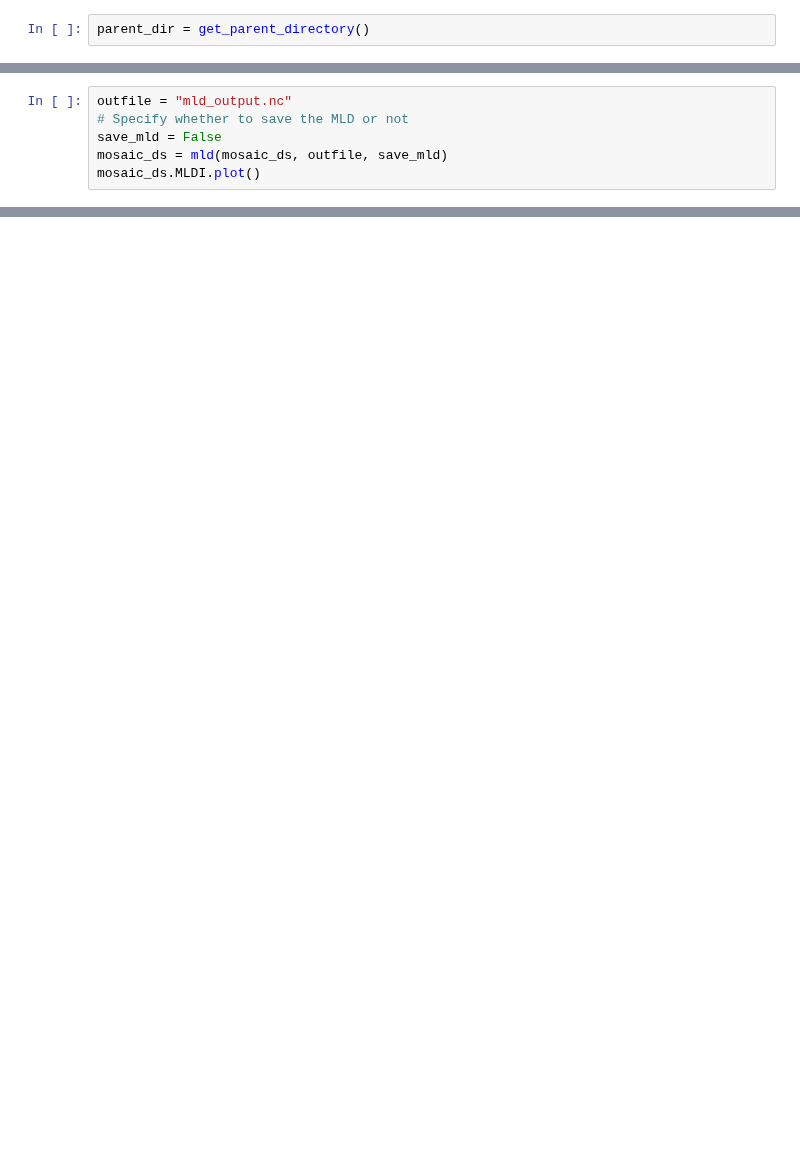
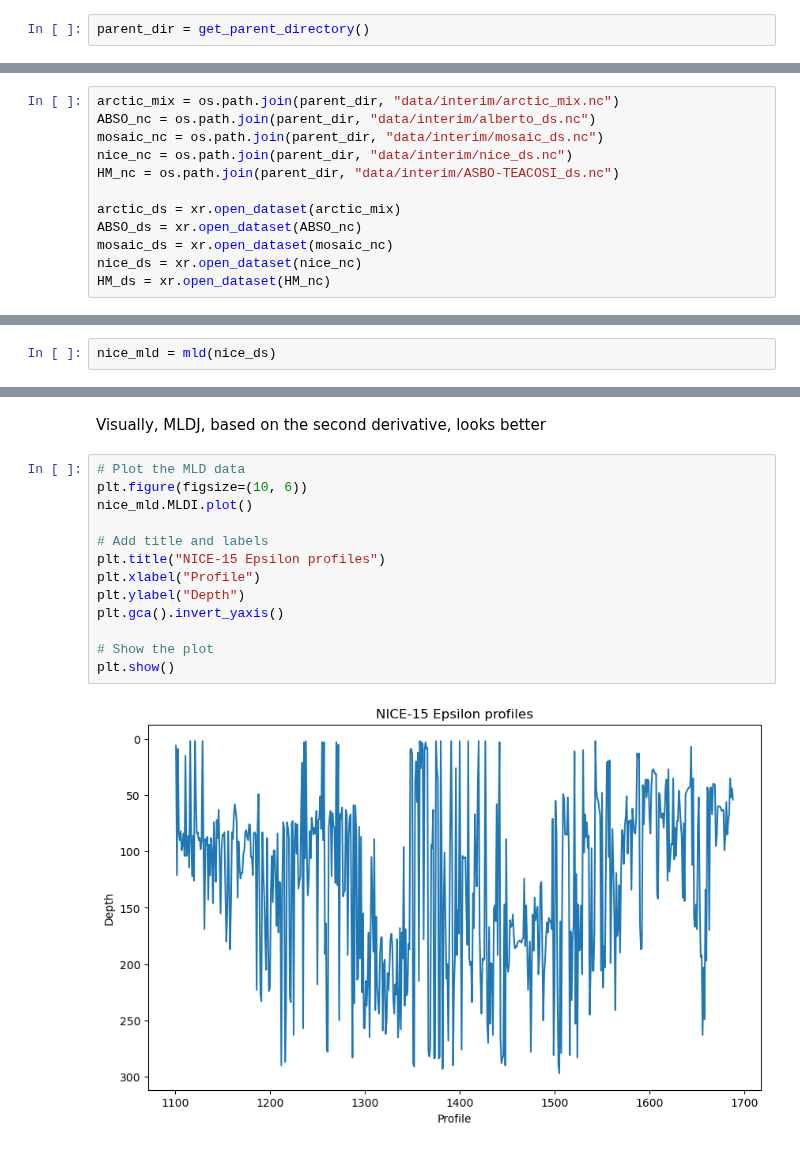
Before and after one commit to lisanneblok/ArcticTurbulence, a Jupyter notebook: notebooks/data_exploration/MLD.ipynb, the cells around one changed output, grey strips where cells are left out. Drawn from its saved outputs; the diff is of its cells as text; blank space fills up the shorter version.

```diff
--- a/notebooks/data_exploration/MLD.ipynb
+++ b/notebooks/data_exploration/MLD.ipynb
@@ -108,6 +24,0 @@ def mld(dataset, outfile, save_mld):
-# %%
-outfile = "mld_output.nc"
-# Specify whether to save the MLD or not
-save_mld = False
-mosaic_ds = mld(mosaic_ds, outfile, save_mld)
-mosaic_ds.MLDI.plot()
@@ -216,0 +25,12 @@ NICE_mld.eps.plot()
+# %%
+arctic_mix = os.path.join(parent_dir, "data/interim/arctic_mix.nc")
+ABSO_nc = os.path.join(parent_dir, "data/interim/alberto_ds.nc")
+mosaic_nc = os.path.join(parent_dir, "data/interim/mosaic_ds.nc")
+nice_nc = os.path.join(parent_dir, "data/interim/nice_ds.nc")
+HM_nc = os.path.join(parent_dir, "data/interim/ASBO-TEACOSI_ds.nc")
+
+arctic_ds = xr.open_dataset(arctic_mix)
+ABSO_ds = xr.open_dataset(ABSO_nc)
+mosaic_ds = xr.open_dataset(mosaic_nc)
+nice_ds = xr.open_dataset(nice_nc)
+HM_ds = xr.open_dataset(HM_nc)
@@ -216,0 +120,2 @@ NICE_mld.eps.plot()
+# %%
+nice_mld = mld(nice_ds)
@@ -216,0 +146,17 @@ NICE_mld.eps.plot()
+# %% [markdown]
+Visually, MLDJ, based on the second derivative, looks better
+# %%
+# Plot the MLD data
+plt.figure(figsize=(10, 6))
+nice_mld.MLDI.plot()
+
+# Add title and labels
+plt.title("NICE-15 Epsilon profiles")
+plt.xlabel("Profile")
+plt.ylabel("Depth")
+plt.gca().invert_yaxis()
+
+# Show the plot
+plt.show()
+# %% [output]
+[figure, added]
```
Also changed, not shown: parts of 38 cells of this notebook, 4 other files.
